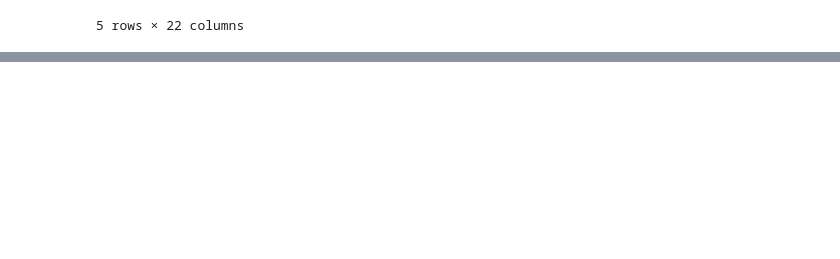
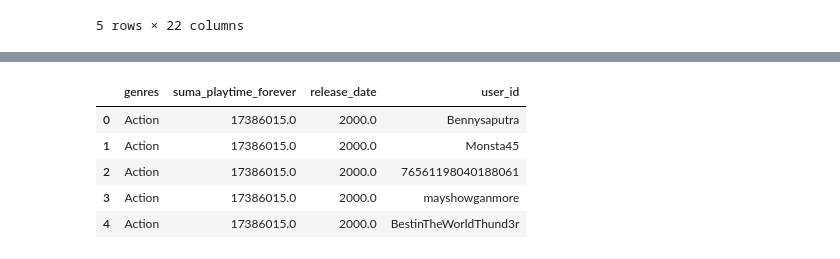
Before and after one commit to ampuedaf/Project1_DataScience, a Jupyter notebook: ETL.ipynb, the cells around one changed output, grey strips where cells are left out. Cells and saved outputs as stored; diff of their text form; code cells hidden in the pictures; blank space fills up the shorter version.

```diff
--- a/ETL.ipynb
+++ b/ETL.ipynb
@@ -201,0 +391,4 @@ consolidado_df.to_csv('padre_df1.csv',index = False)
+# %%
+df_1_1['release_date']=pd.to_datetime(df_1_1['release_date'],errors='coerce')
+# %%
+df_1_1['release_date']=df_1_1['release_date'].dt.year
@@ -201,0 +400,2 @@ consolidado_df.to_csv('padre_df1.csv',index = False)
+# %%
+df_1_1['release_date']= df_1_1['release_date'].fillna(moda)
@@ -201,0 +407,9 @@ consolidado_df.to_csv('padre_df1.csv',index = False)
+# %%
+df_1_1.head()
+# %% [output]
+|  | genres | suma_playtime_forever | release_date | user_id |
+| 0 | Action | 17386015.0 | 2000.0 | Bennysaputra |
+| 1 | Action | 17386015.0 | 2000.0 | Monsta45 |
+| 2 | Action | 17386015.0 | 2000.0 | 76561198040188061 |
+| 3 | Action | 17386015.0 | 2000.0 | mayshowganmore |
+| 4 | Action | 17386015.0 | 2000.0 | BestinTheWorldThund3r |
```
Also changed, not shown: parts of 71 cells of this notebook.
